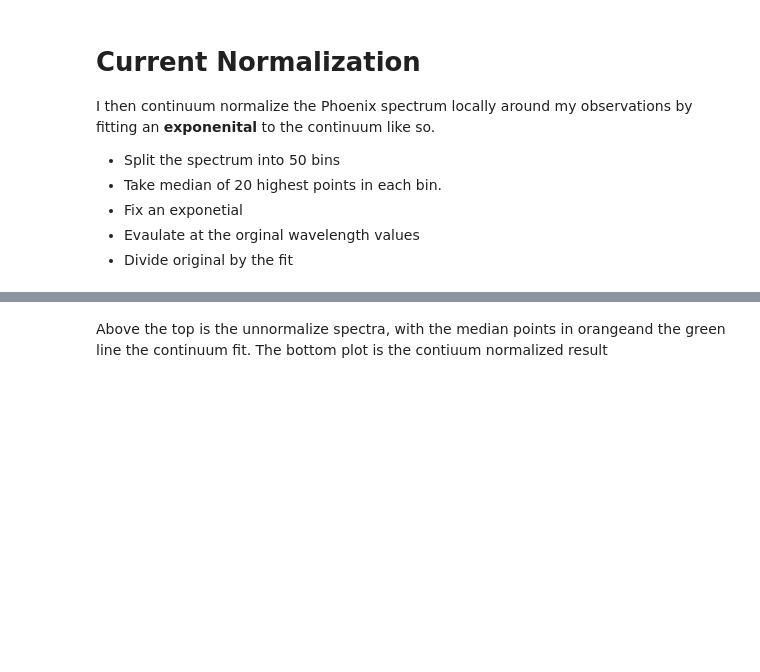
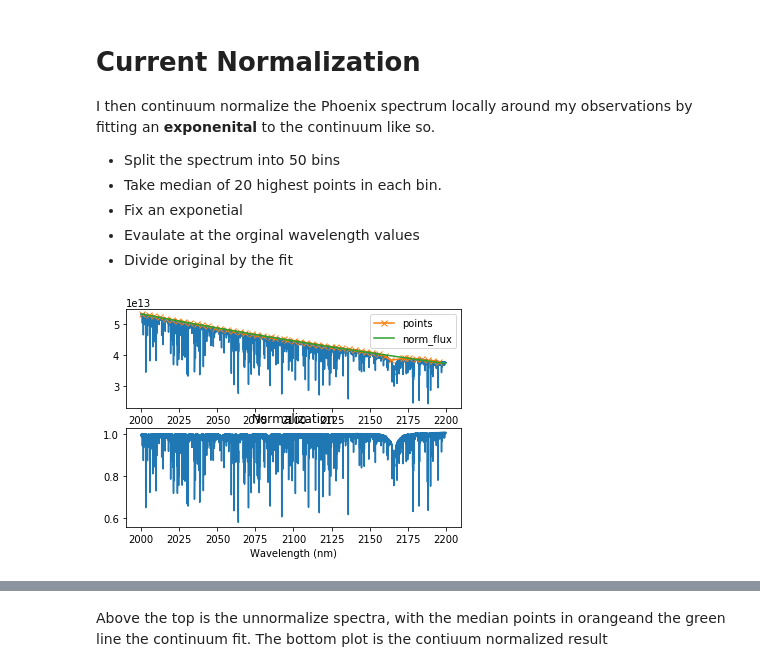
Before and after one commit to jason-neal/companion_simulations, a Jupyter notebook: Notebooks/Spectrum_Normalizations.ipynb, the cells around one changed output, grey strips where cells are left out. Cells and saved outputs as stored; diff of their text form; code cells hidden in the pictures; blank space fills up the shorter version.

Commit message:
Update normalization notebook for meeting. Use new continuum.

```diff
--- a/Notebooks/Spectrum_Normalizations.ipynb
+++ b/Notebooks/Spectrum_Normalizations.ipynb
@@ -134,3 +151,8 @@ def local_normalization(wave, flux, splits=50, method="exponential", plot=False)
 # %%
-host_cont = local_normalization(wav_model, host_f, splits=50, method="exponential", plot=True)
+#host_cont = local_normalization(wav_model, host_f, splits=50, method="exponential", plot=True)
+host_continuum = continuum(wav_model, host_f, splits=50, method="exponential", plot=True)
+
+host_cont = host_f / host_continuum
+# %% [output]
+[figure, added]
 # %%
```
Also changed, not shown: parts of 22 cells of this notebook, 1 other file.
